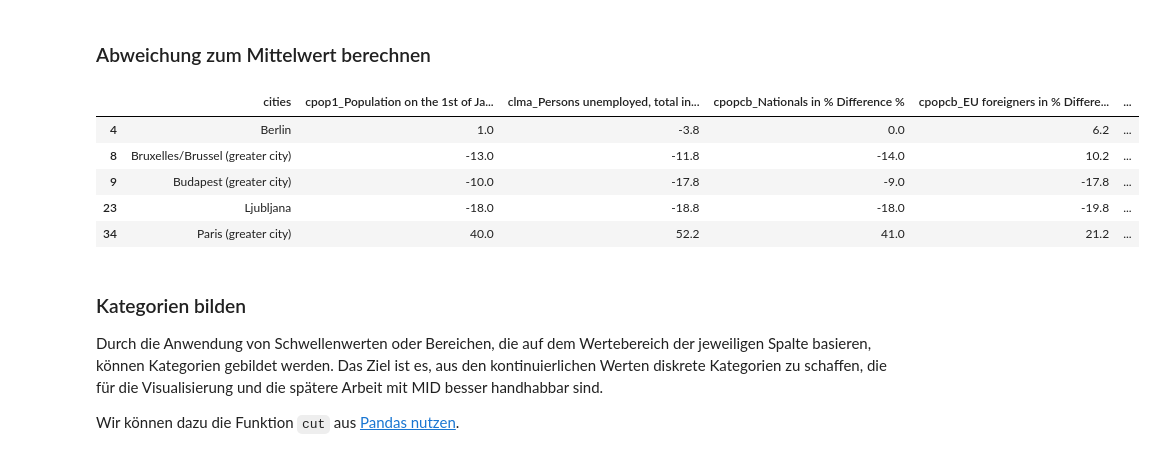
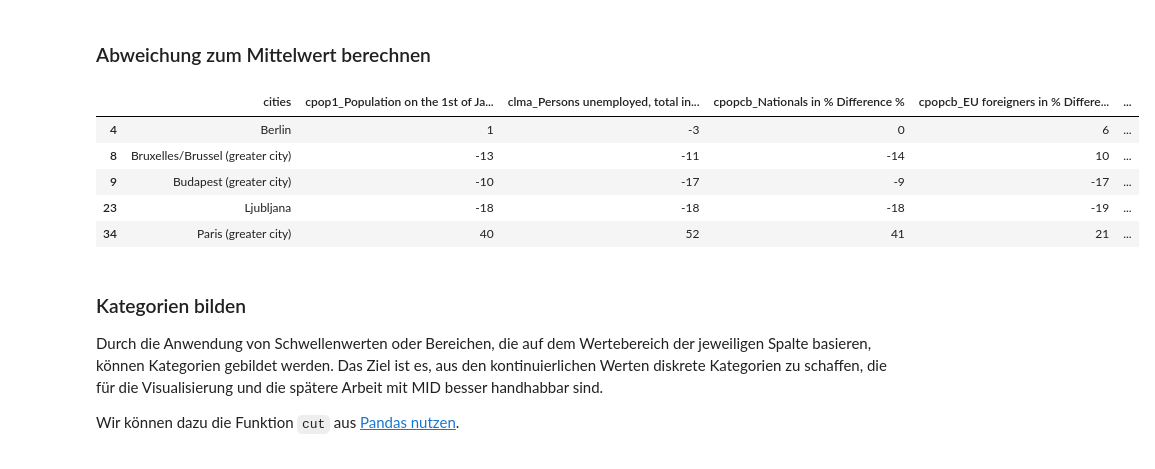
Before and after one commit to hslu-dda/dda-introduction-to-python, a Jupyter notebook: 03_Pandas/Intro-Data-Preparation-Pandas.ipynb, the cells around one changed output. Drawn from its saved outputs; the diff is of its cells as text; code cells hidden in the pictures.

Commit message:
add astype(int)

```diff
--- a/03_Pandas/Intro-Data-Preparation-Pandas.ipynb
+++ b/03_Pandas/Intro-Data-Preparation-Pandas.ipynb
@@ -192,25 +192,26 @@ df_perc
 # %%
 # Wir verwenden hierfür die Prozente anstelle der absoluten Zahlen
 df_diff = df_perc.copy()
 
 # using a for loop for faster calculations
 for col in df_diff.columns:
 
     if col != 'cities':
         # werte berechnen
-        df_diff[col] = (df_diff[col] - df_diff[col].mean()).round(2)
+        # astype(int) löscht auch .0
+        df_diff[col] = (df_diff[col] - df_diff[col].mean()).astype(int)
         # umbenennen
         new_name = col + ' Difference %'
         df_diff.rename(columns={col : new_name}, inplace=True)
 
 df_diff.head(10)
 # %% [output]
 |  | cities | cpop1_Population on the 1st of Ja... | clma_Persons unemployed, total in... | cpopcb_Nationals in % Difference % | cpopcb_EU foreigners in % Differe... | ... |
-| 4 | Berlin | 1.0 | -3.8 | 0.0 | 6.2 | ... |
-| 8 | Bruxelles/Brussel (greater city) | -13.0 | -11.8 | -14.0 | 10.2 | ... |
-| 9 | Budapest (greater city) | -10.0 | -17.8 | -9.0 | -17.8 | ... |
-| 23 | Ljubljana | -18.0 | -18.8 | -18.0 | -19.8 | ... |
-| 34 | Paris (greater city) | 40.0 | 52.2 | 41.0 | 21.2 | ... |
+| 4 | Berlin | 1 | -3 | 0 | 6 | ... |
+| 8 | Bruxelles/Brussel (greater city) | -13 | -11 | -14 | 10 | ... |
+| 9 | Budapest (greater city) | -10 | -17 | -9 | -17 | ... |
+| 23 | Ljubljana | -18 | -18 | -18 | -19 | ... |
+| 34 | Paris (greater city) | 40 | 52 | 41 | 21 | ... |
 # %% [markdown]
 ### Kategorien bilden
 
```
Also changed, not shown: parts of 1 cell of this notebook.
